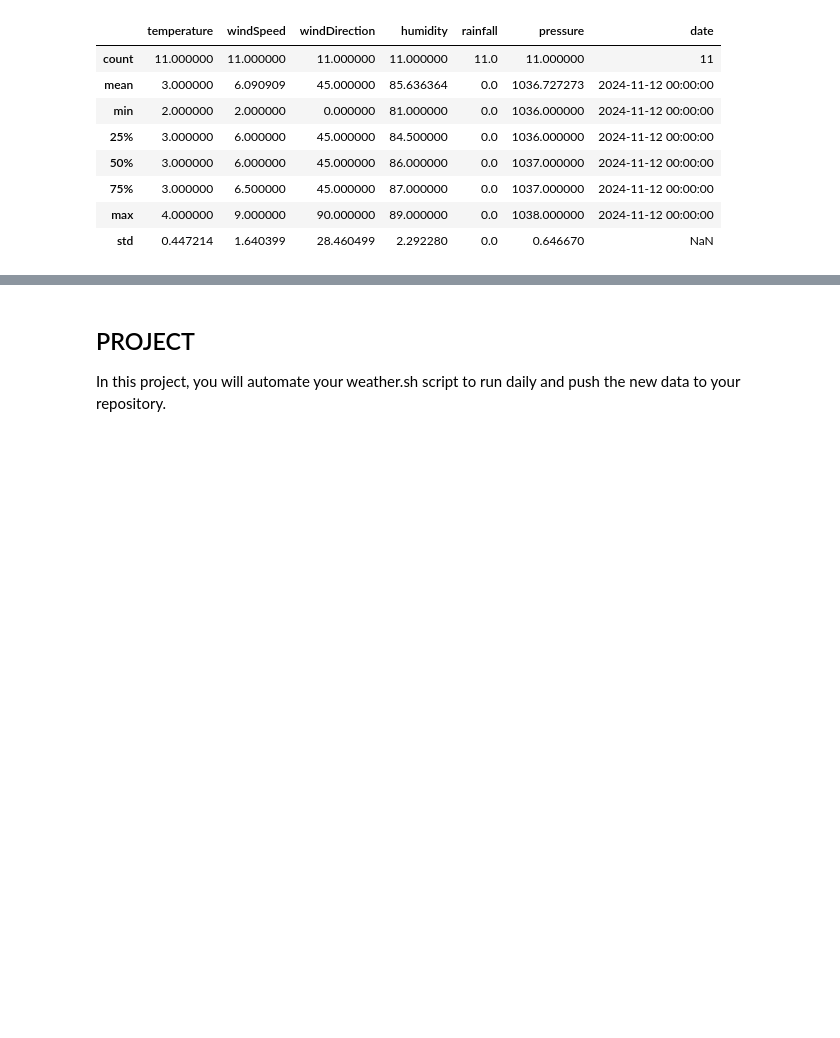
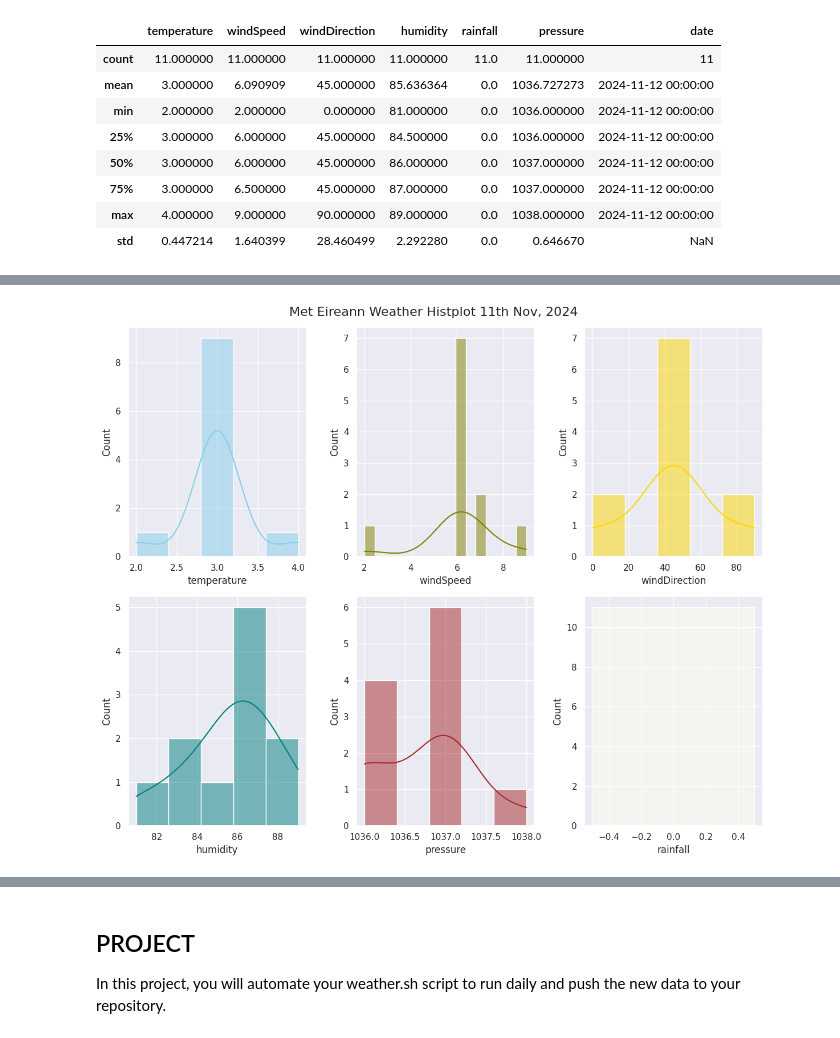
Before and after one commit to Gtalen/weather_data_automation_computer_infrastructure, a Jupyter notebook: weather.ipynb, the cells around one changed output, grey strips where cells are left out. Drawn from its saved outputs; the diff is of its cells as text; code cells hidden in the pictures; blank space fills up the shorter version.

```diff
--- a/weather.ipynb
+++ b/weather.ipynb
@@ -312,0 +403,21 @@ df.describe()
+# %%
+# Create a histogram for the numeric columns
+# Create Subplots
+fig, axs = plt.subplots(2, 3, figsize=(12, 10))
+
+# Add a title for the histogram
+fig.suptitle('Met Eireann Weather Histplot 11th Nov, 2024', fontsize=16)
+
+# Plot the histogram
+sns.histplot(data=df, x="temperature", kde=True, color="skyblue", ax=axs[0, 0])
+sns.histplot(data=df, x="windSpeed", kde=True, color="olive", ax=axs[0, 1])
+sns.histplot(data=df, x="windDirection", kde=True, color="gold", ax=axs[0, 2])
+sns.histplot(data=df, x="humidity", kde=True, color="teal", ax=axs[1, 0])
+sns.histplot(data=df, x="pressure", kde=True, color="brown", ax=axs[1, 1])
+sns.histplot(data=df, x="rainfall", kde=True, color="ivory", ax=axs[1, 2])
+
+# Adjust Layout
+plt.tight_layout()
+plt.show()
+# %% [output]
+[figure, added]
```
Also changed, not shown: parts of 13 cells of this notebook, 2 other files.
